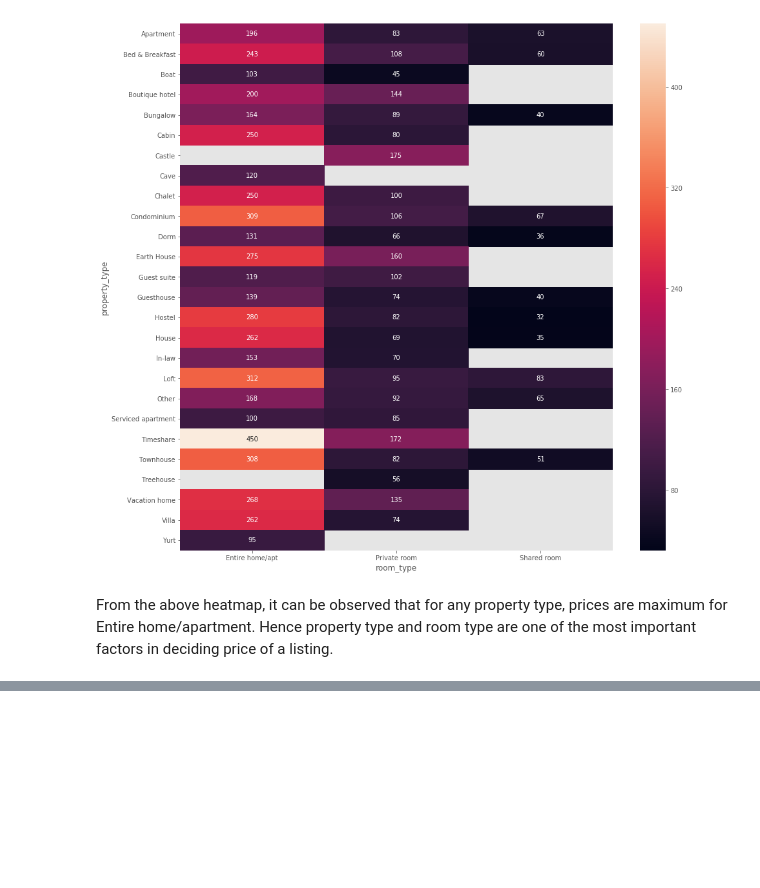
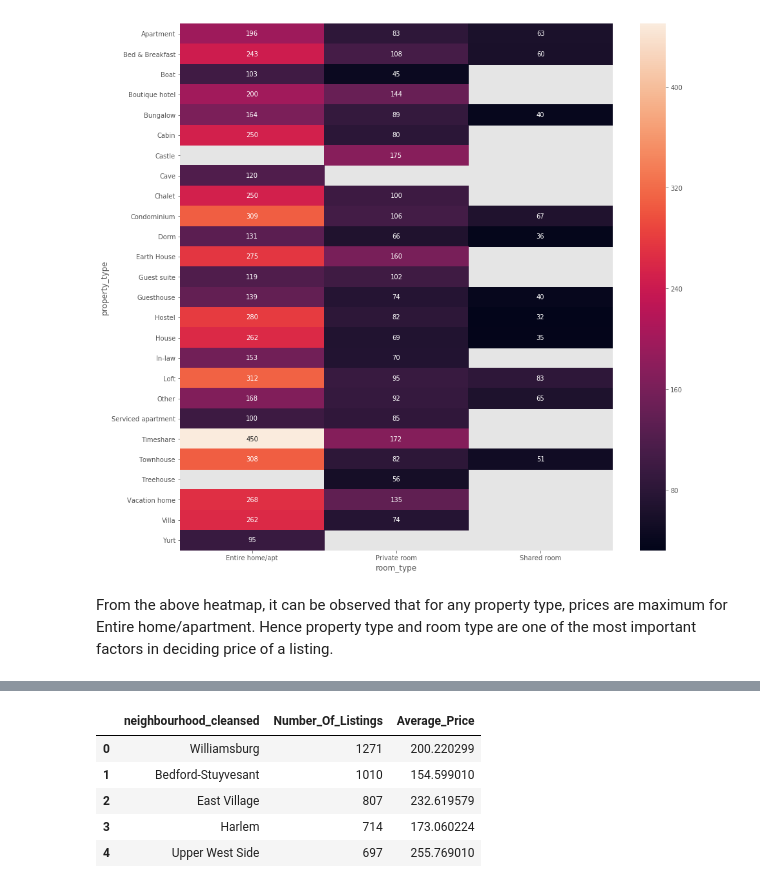
Before and after one commit to ManvithaC/AirBnB-listing-Recommender, a Jupyter notebook: listing_details_analysis.ipynb, the cells around one changed output, grey strips where cells are left out. Cells and saved outputs as stored; diff of their text form; code cells hidden in the pictures; blank space fills up the shorter version.

```diff
--- a/listing_details_analysis.ipynb
+++ b/listing_details_analysis.ipynb
@@ -121,0 +155,19 @@ From the above heatmap, it can be observed that for any property type, prices ar
+# %%
+# average price of listings grouped with neighbourhood
+
+neighbourhood_avg_price = type_home.groupby('neighbourhood_cleansed').price.mean()
+neighbourhood_avg_price = neighbourhood_avg_price.reset_index()
+neighbourhood_avg_price = neighbourhood_avg_price.rename(columns={'price':'Average_Price'})
+neighbourhood_avg_price = neighbourhood_avg_price.sort_values('Average_Price',ascending=[0])
+neighbourhood_avg_price.head()
+
+
+mergeDF=pd.merge(neighbourhood,neighbourhood_avg_price,on='neighbourhood_cleansed')
+mergeDF.head()
+# %% [output]
+|  | neighbourhood_cleansed | Number_Of_Listings | Average_Price |
+| 0 | Williamsburg | 1271 | 200.220299 |
+| 1 | Bedford-Stuyvesant | 1010 | 154.599010 |
+| 2 | East Village | 807 | 232.619579 |
+| 3 | Harlem | 714 | 173.060224 |
+| 4 | Upper West Side | 697 | 255.769010 |
```
Also changed, not shown: parts of 7 cells of this notebook.
